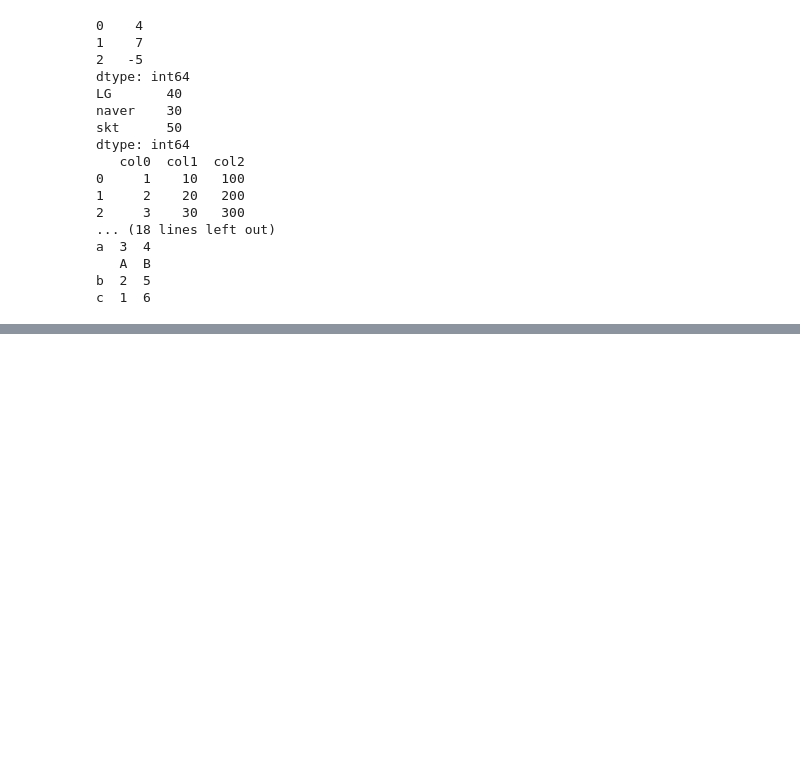
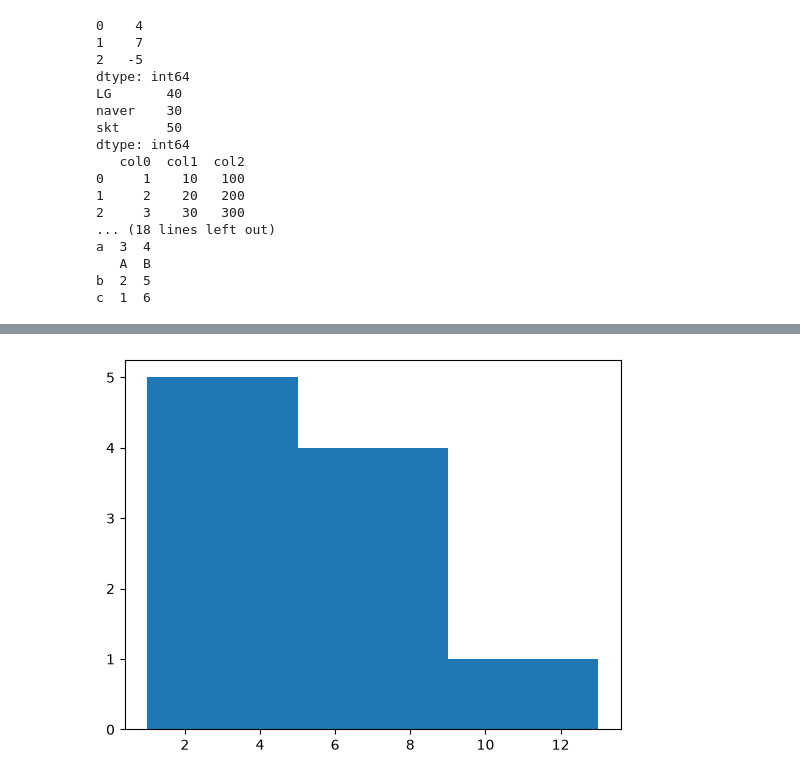
Before and after one commit to rush020114/workspace, a Jupyter notebook: next_ai/chapter05/data_preprocessing.ipynb, the cells around one changed output, grey strips where cells are left out. Cells and saved outputs as stored; diff of their text form; code cells hidden in the pictures; blank space fills up the shorter version.

```diff
--- a/next_ai/chapter05/data_preprocessing.ipynb
+++ b/next_ai/chapter05/data_preprocessing.ipynb
@@ -275,0 +295,8 @@ c  1  6
+# %%
+# histogram
+# bin: 들어간 데이터들의 구간을 나누어서 그 데이터의 개수가 몇 개인지 표시해준다.
+# 예) 해당 구간을 3개로 나누면 1 ~ 13까지 있으므로 [1, 5), [5, 9), [9, 13]까지 나누어 그 안에 들어간 개수를 막대로 그린다.
+plt.hist([1, 5, 6, 4, 7, 13, 3, 6, 2, 2], bins=3)
+plt.show()
+# %% [output]
+[figure, added]
```
Also changed, not shown: parts of 7 cells of this notebook.
